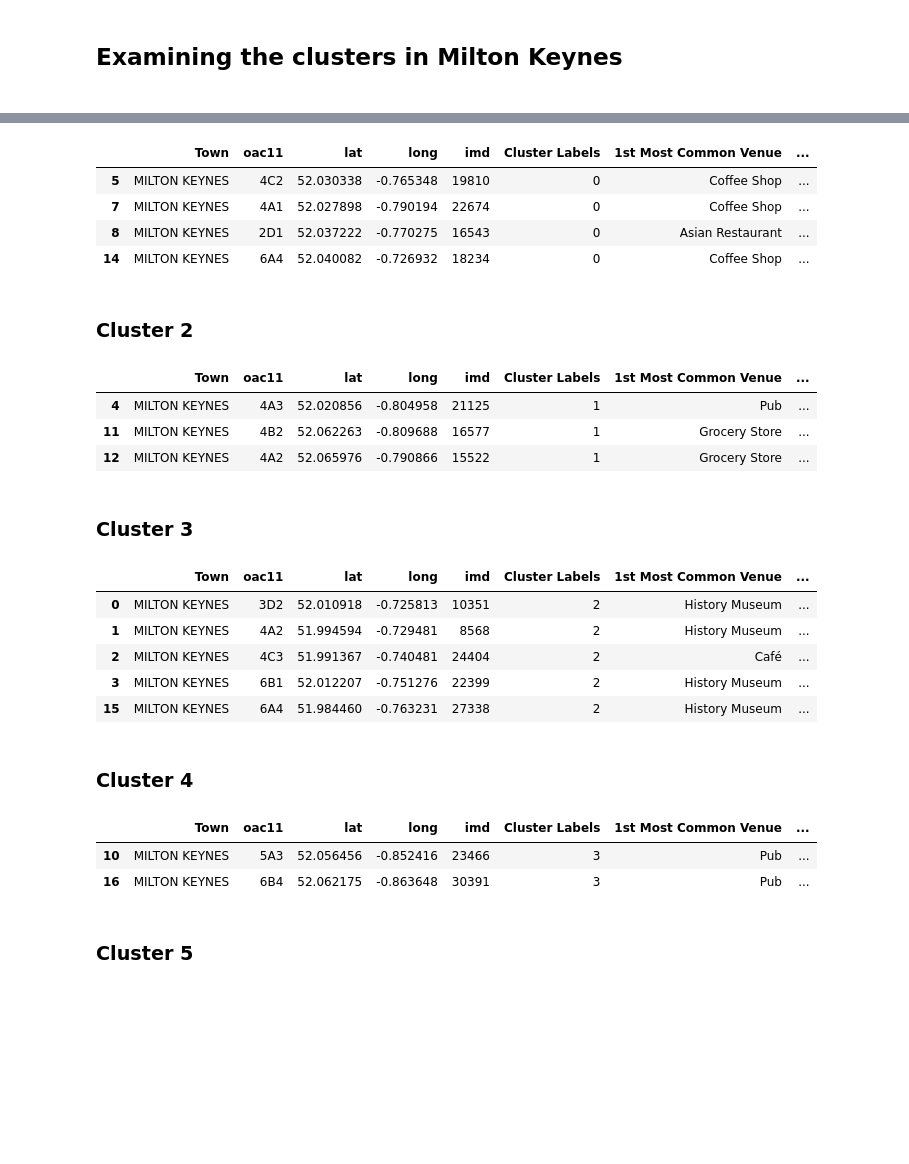
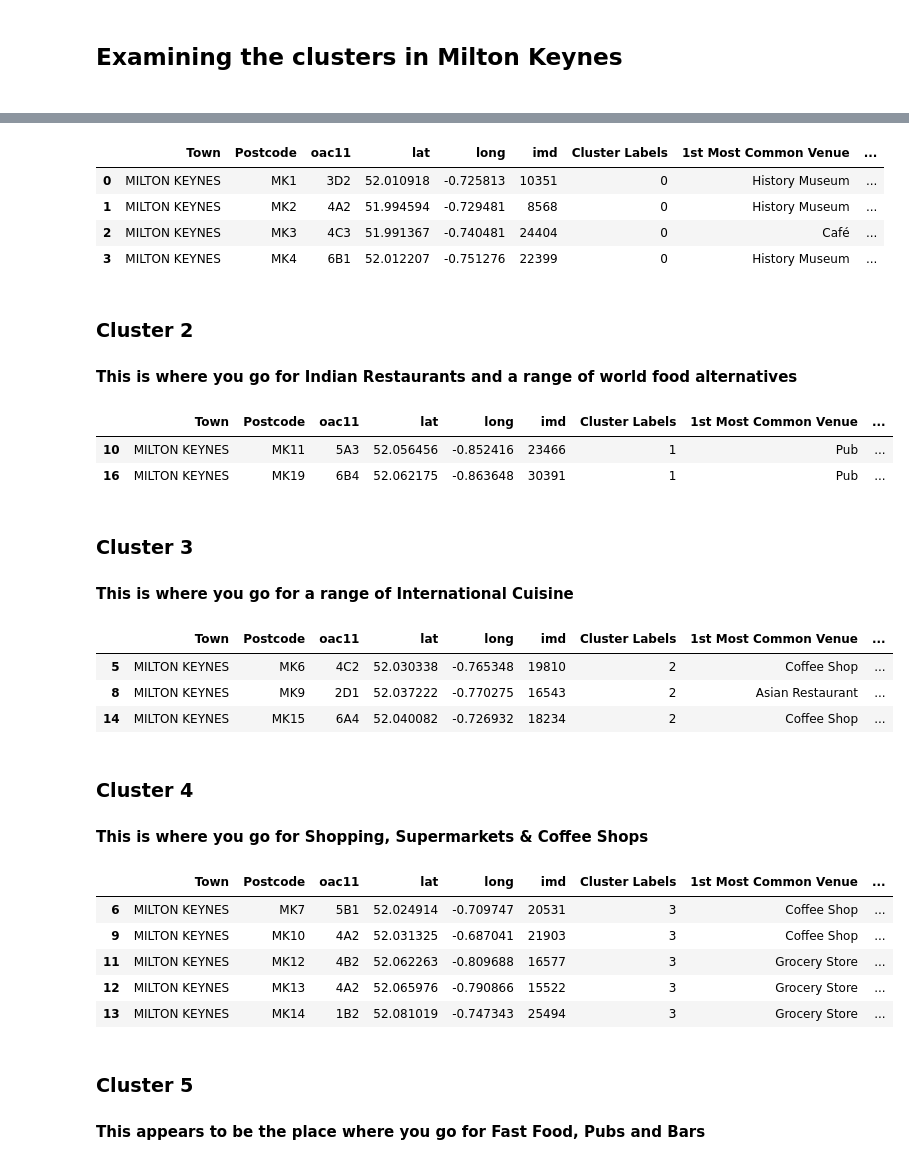
Before and after one commit to brian-naylor/Coursera_Capstone, a Jupyter notebook: The Battle of Neighborhoods (Week 1).ipynb, the cells around one changed output, grey strips where cells are left out. Cells and saved outputs as stored; diff of their text form; code cells hidden in the pictures; blank space fills up the shorter version.

```diff
--- a/The Battle of Neighborhoods (Week 1).ipynb
+++ b/The Battle of Neighborhoods (Week 1).ipynb
@@ -388,10 +388,10 @@ VERSION = '20180605' # Foursquare API version
 
 search_query = 'Restaurant'
 search_category = '4d4b7105d754a06374d81259'   #search all food venues
-radius = 3000
+#radius = 3000
 LIMIT = 25
 # %%
-def getNearbyVenues(names, latitudes, longitudes, radius=2500):
+def getNearbyVenues(names, latitudes, longitudes, radius=2000):
 
     venues_list=[]
     for name, lat, lng in zip(names, latitudes, longitudes):
@@ -666,39 +667,43 @@ mk_clusters
 # %%
-mk_merged.loc[mk_merged['Cluster Labels'] == 0, mk_merged.columns[[1] + list(range(5, mk_merged.shape[1]))]]
+mk_merged.loc[mk_merged['Cluster Labels'] == 0, mk_merged.columns[[1] + [0] + list(range(5, mk_merged.shape[1]))]]
 # %% [output]
-|  | Town | oac11 | lat | long | imd | Cluster Labels | 1st Most Common Venue | ... |
-| 5 | MILTON KEYNES | 4C2 | 52.030338 | -0.765348 | 19810 | 0 | Coffee Shop | ... |
-| 7 | MILTON KEYNES | 4A1 | 52.027898 | -0.790194 | 22674 | 0 | Coffee Shop | ... |
-| 8 | MILTON KEYNES | 2D1 | 52.037222 | -0.770275 | 16543 | 0 | Asian Restaurant | ... |
-| 14 | MILTON KEYNES | 6A4 | 52.040082 | -0.726932 | 18234 | 0 | Coffee Shop | ... |
+|  | Town | Postcode | oac11 | lat | long | imd | Cluster Labels | 1st Most Common Venue | ... |
+| 0 | MILTON KEYNES | MK1 | 3D2 | 52.010918 | -0.725813 | 10351 | 0 | History Museum | ... |
+| 1 | MILTON KEYNES | MK2 | 4A2 | 51.994594 | -0.729481 | 8568 | 0 | History Museum | ... |
+| 2 | MILTON KEYNES | MK3 | 4C3 | 51.991367 | -0.740481 | 24404 | 0 | Café | ... |
+| 3 | MILTON KEYNES | MK4 | 6B1 | 52.012207 | -0.751276 | 22399 | 0 | History Museum | ... |
-# %% [markdown]
-<h3>Cluster 2
+# %% [markdown]
+<h3>Cluster 2
+<h4>This is where you go for Indian Restaurants and a range of world food alternatives
 # %%
-mk_merged.loc[mk_merged['Cluster Labels'] == 1, mk_merged.columns[[1] + list(range(5, mk_merged.shape[1]))]]
+mk_merged.loc[mk_merged['Cluster Labels'] == 1, mk_merged.columns[[1] + [0] + list(range(5, mk_merged.shape[1]))]]
 # %% [output]
-|  | Town | oac11 | lat | long | imd | Cluster Labels | 1st Most Common Venue | ... |
-| 4 | MILTON KEYNES | 4A3 | 52.020856 | -0.804958 | 21125 | 1 | Pub | ... |
-| 11 | MILTON KEYNES | 4B2 | 52.062263 | -0.809688 | 16577 | 1 | Grocery Store | ... |
-| 12 | MILTON KEYNES | 4A2 | 52.065976 | -0.790866 | 15522 | 1 | Grocery Store | ... |
+|  | Town | Postcode | oac11 | lat | long | imd | Cluster Labels | 1st Most Common Venue | ... |
+| 10 | MILTON KEYNES | MK11 | 5A3 | 52.056456 | -0.852416 | 23466 | 1 | Pub | ... |
+| 16 | MILTON KEYNES | MK19 | 6B4 | 52.062175 | -0.863648 | 30391 | 1 | Pub | ... |
-# %% [markdown]
-<h3>Cluster 3
+# %% [markdown]
+<h3>Cluster 3
+<h4>This is where you go for a range of International Cuisine
 # %%
-mk_merged.loc[mk_merged['Cluster Labels'] == 2, mk_merged.columns[[1] + list(range(5, mk_merged.shape[1]))]]
+mk_merged.loc[mk_merged['Cluster Labels'] == 2, mk_merged.columns[[1] + [0] + list(range(5, mk_merged.shape[1]))]]
 # %% [output]
-|  | Town | oac11 | lat | long | imd | Cluster Labels | 1st Most Common Venue | ... |
-| 0 | MILTON KEYNES | 3D2 | 52.010918 | -0.725813 | 10351 | 2 | History Museum | ... |
-| 1 | MILTON KEYNES | 4A2 | 51.994594 | -0.729481 | 8568 | 2 | History Museum | ... |
-| 2 | MILTON KEYNES | 4C3 | 51.991367 | -0.740481 | 24404 | 2 | Café | ... |
-| 3 | MILTON KEYNES | 6B1 | 52.012207 | -0.751276 | 22399 | 2 | History Museum | ... |
-| 15 | MILTON KEYNES | 6A4 | 51.984460 | -0.763231 | 27338 | 2 | History Museum | ... |
+|  | Town | Postcode | oac11 | lat | long | imd | Cluster Labels | 1st Most Common Venue | ... |
+| 5 | MILTON KEYNES | MK6 | 4C2 | 52.030338 | -0.765348 | 19810 | 2 | Coffee Shop | ... |
+| 8 | MILTON KEYNES | MK9 | 2D1 | 52.037222 | -0.770275 | 16543 | 2 | Asian Restaurant | ... |
+| 14 | MILTON KEYNES | MK15 | 6A4 | 52.040082 | -0.726932 | 18234 | 2 | Coffee Shop | ... |
-# %% [markdown]
-<h3>Cluster 4
+# %% [markdown]
+<h3>Cluster 4
+<h4>This is where you go for Shopping, Supermarkets & Coffee Shops
 # %%
-mk_merged.loc[mk_merged['Cluster Labels'] == 3, mk_merged.columns[[1] + list(range(5, mk_merged.shape[1]))]]
+mk_merged.loc[mk_merged['Cluster Labels'] == 3, mk_merged.columns[[1] + [0] + list(range(5, mk_merged.shape[1]))]]
 # %% [output]
-|  | Town | oac11 | lat | long | imd | Cluster Labels | 1st Most Common Venue | ... |
-| 10 | MILTON KEYNES | 5A3 | 52.056456 | -0.852416 | 23466 | 3 | Pub | ... |
-| 16 | MILTON KEYNES | 6B4 | 52.062175 | -0.863648 | 30391 | 3 | Pub | ... |
+|  | Town | Postcode | oac11 | lat | long | imd | Cluster Labels | 1st Most Common Venue | ... |
+| 6 | MILTON KEYNES | MK7 | 5B1 | 52.024914 | -0.709747 | 20531 | 3 | Coffee Shop | ... |
+| 9 | MILTON KEYNES | MK10 | 4A2 | 52.031325 | -0.687041 | 21903 | 3 | Coffee Shop | ... |
+| 11 | MILTON KEYNES | MK12 | 4B2 | 52.062263 | -0.809688 | 16577 | 3 | Grocery Store | ... |
+| 12 | MILTON KEYNES | MK13 | 4A2 | 52.065976 | -0.790866 | 15522 | 3 | Grocery Store | ... |
+| 13 | MILTON KEYNES | MK14 | 1B2 | 52.081019 | -0.747343 | 25494 | 3 | Grocery Store | ... |
-# %% [markdown]
-<h3>Cluster 5
+# %% [markdown]
+<h3>Cluster 5
+<h4>This appears to be the place where you go for Fast Food, Pubs and Bars
 # %%
```
Also changed, not shown: parts of 10 cells of this notebook.
